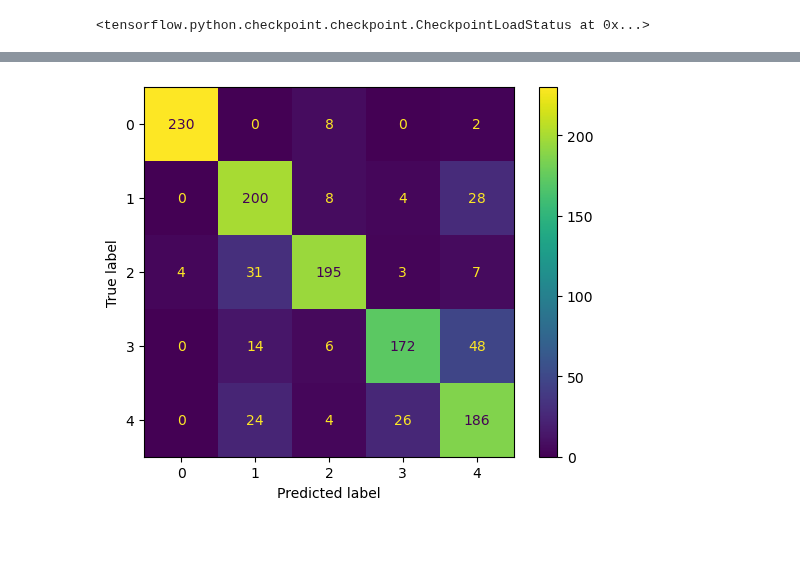
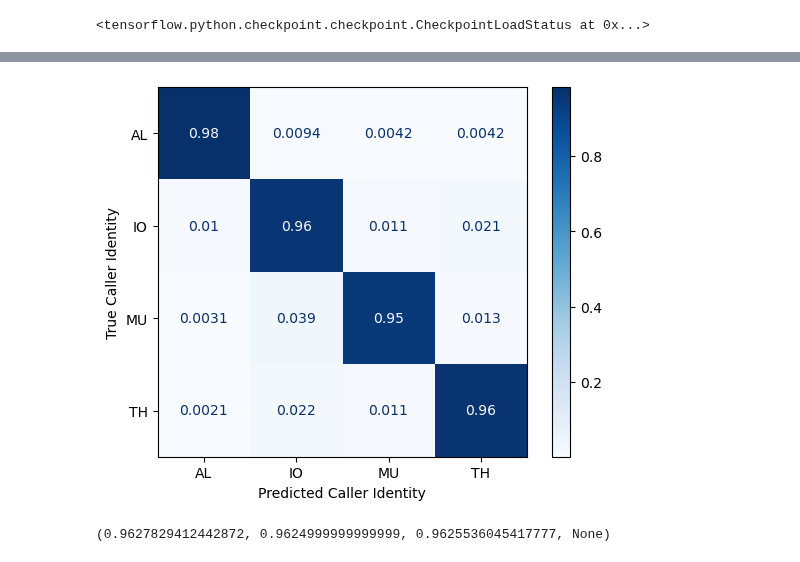
Before and after one commit to JaydenDave/decoding-animimal-communication, a Jupyter notebook: classifier/classifier_test.ipynb, the cells around one changed output, grey strips where cells are left out. Cells and saved outputs as stored; diff of their text form; code cells hidden in the pictures.

```diff
--- a/classifier/classifier_test.ipynb
+++ b/classifier/classifier_test.ipynb
@@ -8,5 +9,5 @@ import matplotlib.pyplot as plt
 # %%
-model_directory ="C:/Users/Jayde/Desktop/classifier_2601.1554/classifier_2601.1554/"
+model_directory ="C:/Users/Jayde/Desktop/wavegan/m_cls1/"
 spec_path = f"{model_directory}/model_specifications.json"
 with open(spec_path, 'r') as f:
   specs = json.load(f)
@@ -16,10 +17,17 @@ model = CLASSIFICATION_MODEL(
    slice_len = specs["Slice Length"]
 )
 # %%
-model.classifier.load_weights(f"{model_directory}/classifier{25}")
+model.classifier.load_weights(f"{model_directory}/classifier{10}")
 # %% [output]
 <tensorflow.python.checkpoint.checkpoint.CheckpointLoadStatus at 0x...>
 # %%
-data_path = "C:/Users/Jayde/Desktop/library/zebra_finch/data/zebra_finch/"
-data, labels = load_zebra_finch(data_path, slice_len=specs["Slice Length"], model_path= model_directory, n_types = specs["N Categories"], batch_size=64, equal = True)
+#data_path = "C:/Users/Jayde/Desktop/library/zebra_finch/data/zebra_finch/"
+data_path = "C:/Users/Jayde/Desktop/library/macaques/data/train/"
+data,labels = load_macaque_data(data_path,slice_len= specs["Slice Length"], model_path= model_directory, batch_size= 64)
+#data, labels = load_zebra_finch(data_path, slice_len=specs["Slice Length"], model_path= model_directory, n_types = specs["N Categories"], batch_size=64, equal = True)
+class_labels = {0: "AL",
+                1: "IO",
+                2: "MU",
+                3: "TH",
+                }
 # %% [output]
@@ -35,4 +41,6 @@ reduced to 1200 training samlples
 # %%
 pred_labels = np.argmax(model.classifier.predict(data), axis=1)
+pred_labels = [class_labels[key] for key in pred_labels]
 real_labels = np.argmax(labels, axis=1)
+real_labels = [class_labels[key] for key in real_labels]
 # %% [output]
@@ -40,9 +48,20 @@ real_labels = np.argmax(labels, axis=1)
 # %%
-confusion_matrix = metrics.confusion_matrix(real_labels, pred_labels)
-cm_display = metrics.ConfusionMatrixDisplay(confusion_matrix = confusion_matrix)
-cm_display.plot()
-fig_dir = f"{model_directory}/confusionmatrix.png"
+cm_labels = ["AL","IO","MU","TH"]
+#confusion_matrix = metrics.confusion_matrix()
+cm_display = metrics.ConfusionMatrixDisplay.from_predictions(y_true = real_labels, y_pred = pred_labels, normalize= 'true',cmap = "Blues")
+plt.ylabel("True Caller Identity")
+plt.xlabel("Predicted Caller Identity")
+fig_dir = f"{model_directory}/confusionmatrix_epoch_10.png"
 plt.savefig(fig_dir, dpi= 300, bbox_inches = "tight", transparent = True)
+#the numbers are normalised to true labels, so what % are true
+
 plt.show()
 # %% [output]
-[figure, old version]
+[figure, new version]
+# %%
+precision,recall,f1,_ =precision_recall_fscore_support(real_labels, pred_labels, average=None)
+#avg = "macro" finds the mean score for the classes
+avg_scores =precision_recall_fscore_support(real_labels, pred_labels, average="macro")
+print(avg_scores)
+# %% [output]
+(0.9627829412442872, 0.9624999999999999, 0.9625536045417777, None)
```
Also changed, not shown: parts of 5 cells of this notebook, 9 other files.
